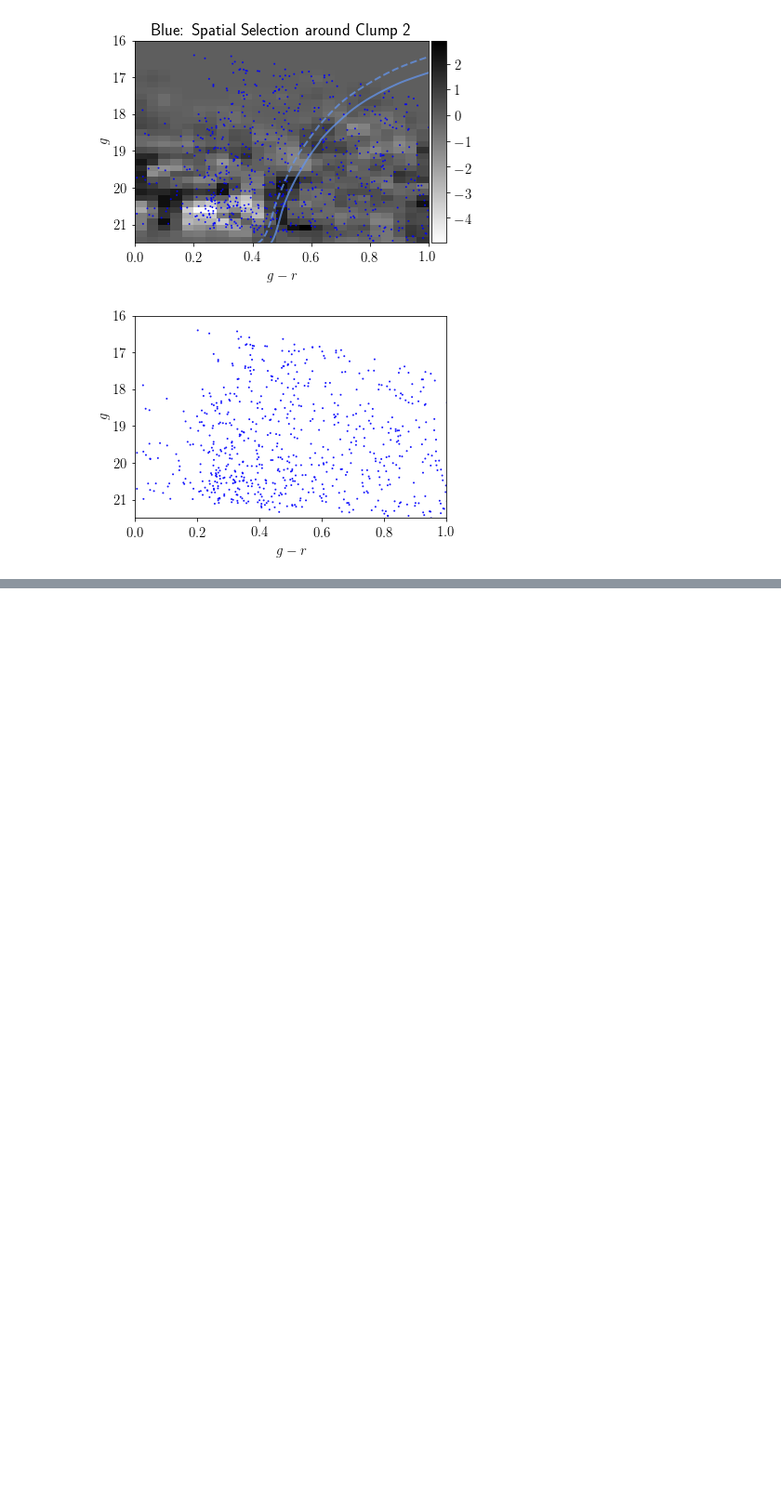
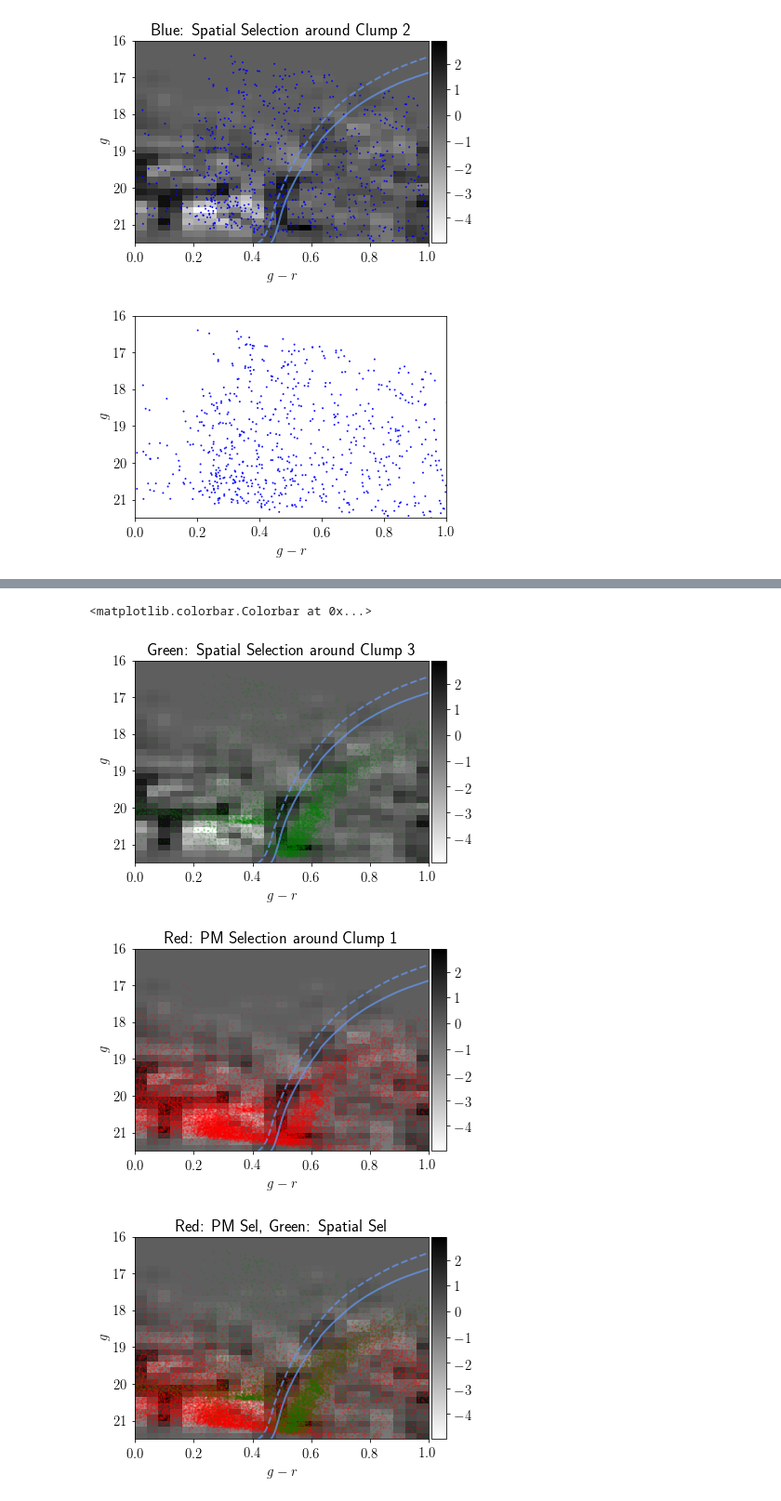
Before and after one commit to norashipp/shared_notebooks, a Jupyter notebook: Elqui.ipynb, the cells around one changed output, grey strips where cells are left out. Shown at 93% size. Saved outputs shown, nothing was run; the diff lists cells and outputs as text; code cells hidden in the pictures; blank space fills up the shorter version.

```diff
--- a/Elqui.ipynb
+++ b/Elqui.ipynb
@@ -647,0 +697,35 @@ Text(0,0.5,'$g$')
+# %%
+im = pm.plot_hess(stream, data[on_stream&pm_cut], data[off_stream&pm_cut], gmax=21.5)
+plt.plot(iso.color, iso.mag+mu, '-', c='cornflowerblue', lw=2, alpha=0.75, zorder=1, label='%.1f Gyr\n[Fe/H]=$%.2f$' %(age, iso.z2feh(z)))
+plt.plot(iso2.color, iso2.mag+mu, '--', c='cornflowerblue', lw=2, alpha=0.75, zorder=1, label='%.1f Gyr\n[Fe/H]=$%.2f$' %(age, iso.z2feh(z)))
+# plt.scatter(data[MAGG][pm_cut_clump] - data[MAGR][pm_cut_clump], data[MAGG][pm_cut_clump], s=1, alpha=0.2, edgecolor='r', facecolor='none')
+plt.scatter(data[MAGG][on_clump3] - data[MAGR][on_clump3], data[MAGG][on_clump3], s=1, alpha=0.2, edgecolor='g', facecolor='none')
+plt.xlim(0,1)
+plt.ylim(21.5,16)
+plt.title('Green: Spatial Selection around Clump 3')
+pm.colorbar(im)
+
+im = pm.plot_hess(stream, data[on_stream&pm_cut], data[off_stream&pm_cut], gmax=21.5)
+plt.plot(iso.color, iso.mag+mu, '-', c='cornflowerblue', lw=2, alpha=0.75, zorder=1, label='%.1f Gyr\n[Fe/H]=$%.2f$' %(age, iso.z2feh(z)))
+plt.plot(iso2.color, iso2.mag+mu, '--', c='cornflowerblue', lw=2, alpha=0.75, zorder=1, label='%.1f Gyr\n[Fe/H]=$%.2f$' %(age, iso.z2feh(z)))
+plt.scatter(data[MAGG][pm_cut_clump] - data[MAGR][pm_cut_clump], data[MAGG][pm_cut_clump], s=1, alpha=0.2, edgecolor='r', facecolor='none')
+# plt.scatter(data[MAGG][on_clump3] - data[MAGR][on_clump3], data[MAGG][on_clump3], s=1, alpha=0.2, edgecolor='g', facecolor='none')
+plt.xlim(0,1)
+plt.ylim(21.5,16)
+plt.title('Red: PM Selection around Clump 1')
+pm.colorbar(im)
+
+im = pm.plot_hess(stream, data[on_stream&pm_cut], data[off_stream&pm_cut], gmax=21.5)
+plt.plot(iso.color, iso.mag+mu, '-', c='cornflowerblue', lw=2, alpha=0.75, zorder=1, label='%.1f Gyr\n[Fe/H]=$%.2f$' %(age, iso.z2feh(z)))
+plt.plot(iso2.color, iso2.mag+mu, '--', c='cornflowerblue', lw=2, alpha=0.75, zorder=1, label='%.1f Gyr\n[Fe/H]=$%.2f$' %(age, iso.z2feh(z)))
+plt.scatter(data[MAGG][pm_cut_clump] - data[MAGR][pm_cut_clump], data[MAGG][pm_cut_clump], s=1, alpha=0.2, edgecolor='r', facecolor='none')
+plt.scatter(data[MAGG][on_clump3] - data[MAGR][on_clump3], data[MAGG][on_clump3], s=1, alpha=0.2, edgecolor='g', facecolor='none')
+plt.xlim(0,1)
+plt.ylim(21.5,16)
+plt.title('Red: PM Sel, Green: Spatial Sel')
+pm.colorbar(im)
+# %% [output]
+<matplotlib.colorbar.Colorbar at 0x...>
+[figure, added]
+[figure, added]
+[figure, added]
```
Also changed, not shown: parts of 6 cells of this notebook.
